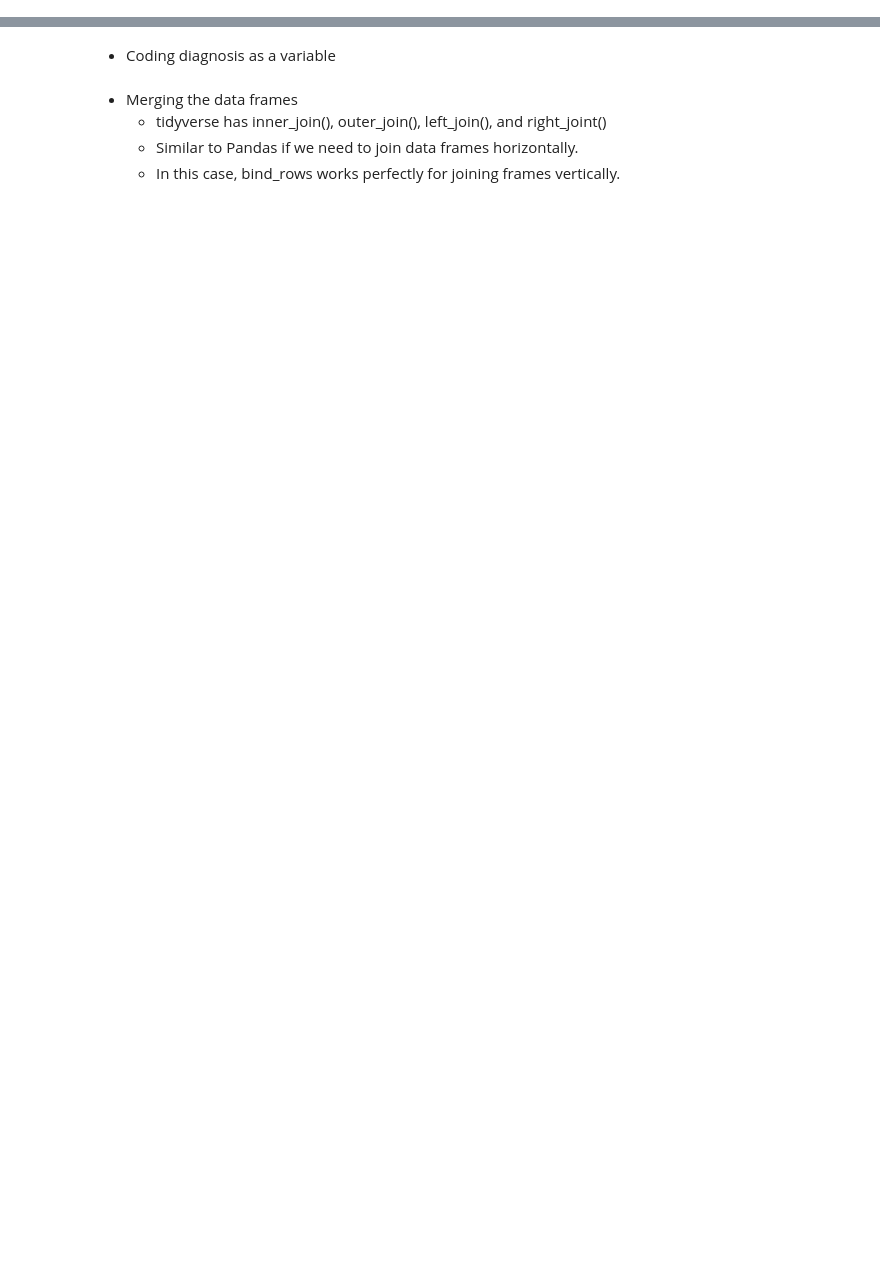
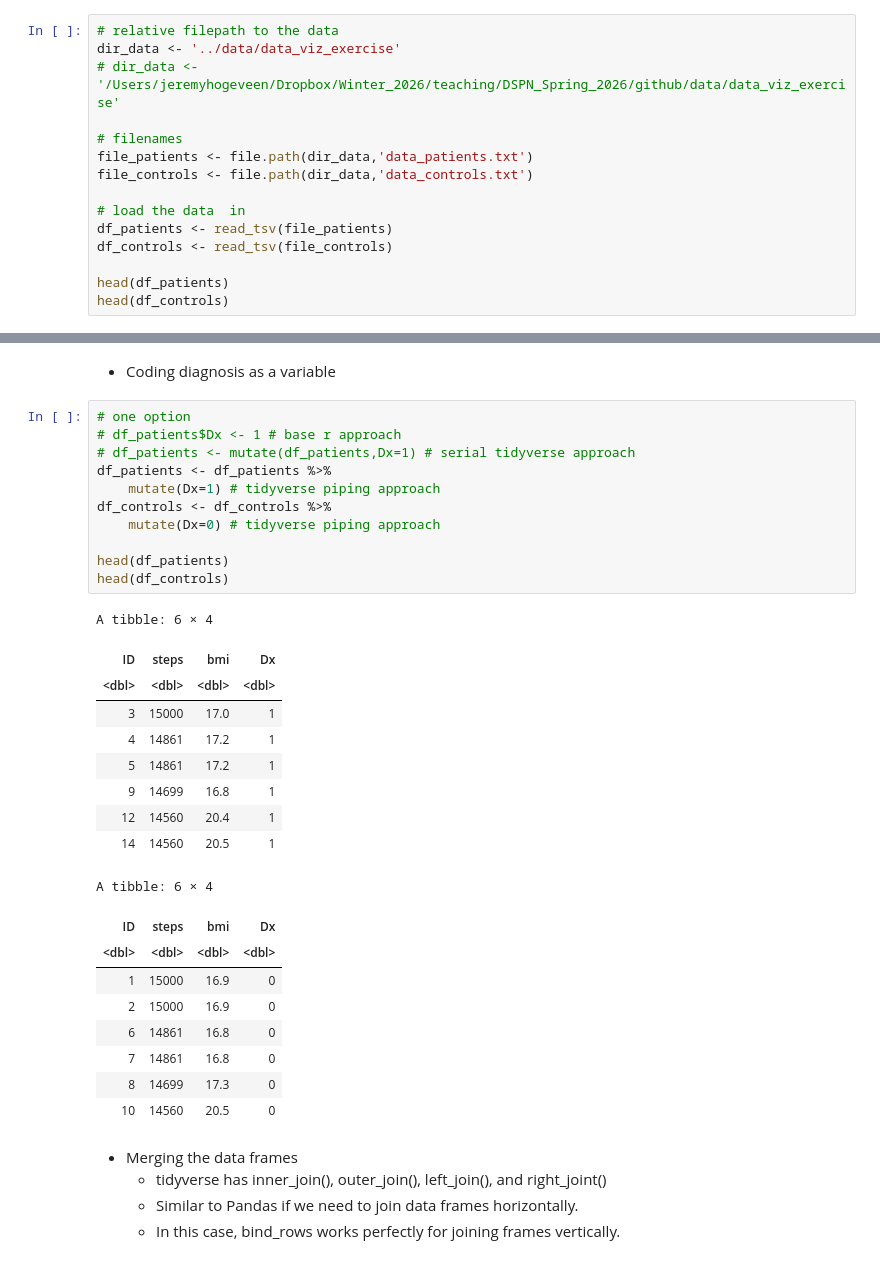
Before and after one commit to JeremyHogeveen/dspn_spring2026_github, a Jupyter notebook: code/dspn_spring2026_week7_03032026.ipynb, the cells around one changed output, grey strips where cells are left out. Saved outputs shown, nothing was run; the diff lists cells and outputs as text; blank space fills up the shorter version.

```diff
--- a/code/dspn_spring2026_week7_03032026.ipynb
+++ b/code/dspn_spring2026_week7_03032026.ipynb
@@ -68,2 +81,17 @@
 # %% [markdown]
 * Loading the datasets
+# %%
+# relative filepath to the data
+dir_data <- '../data/data_viz_exercise'
+# dir_data <- '/Users/jeremyhogeveen/Dropbox/Winter_2026/teaching/DSPN_Spring_2026/github/data/data_viz_exercise'
+
+# filenames
+file_patients <- file.path(dir_data,'data_patients.txt')
+file_controls <- file.path(dir_data,'data_controls.txt')
+
+# load the data  in
+df_patients <- read_tsv(file_patients)
+df_controls <- read_tsv(file_controls)
+
+head(df_patients)
+head(df_controls)
@@ -70,5 +131,35 @@
 # %% [markdown]
 * Coding diagnosis as a variable
+# %%
+# one option
+# df_patients$Dx <- 1 # base r approach
+# df_patients <- mutate(df_patients,Dx=1) # serial tidyverse approach
+df_patients <- df_patients %>%
+    mutate(Dx=1) # tidyverse piping approach
+df_controls <- df_controls %>%
+    mutate(Dx=0) # tidyverse piping approach
+
+head(df_patients)
+head(df_controls)
+# %% [output]
+A tibble: 6 × 4
+| ID | steps | bmi | Dx |
+| <dbl> | <dbl> | <dbl> | <dbl> |
+| 3 | 15000 | 17.0 | 1 |
+| 4 | 14861 | 17.2 | 1 |
+| 5 | 14861 | 17.2 | 1 |
+| 9 | 14699 | 16.8 | 1 |
+| 12 | 14560 | 20.4 | 1 |
+| 14 | 14560 | 20.5 | 1 |
+A tibble: 6 × 4
+| ID | steps | bmi | Dx |
+| <dbl> | <dbl> | <dbl> | <dbl> |
+| 1 | 15000 | 16.9 | 0 |
+| 2 | 15000 | 16.9 | 0 |
+| 6 | 14861 | 16.8 | 0 |
+| 7 | 14861 | 16.8 | 0 |
+| 8 | 14699 | 17.3 | 0 |
+| 10 | 14560 | 20.5 | 0 |
 # %% [markdown]
 * Merging the data frames
     * tidyverse has inner_join(), outer_join(), left_join(), and right_joint()
```
Also changed, not shown: parts of 9 cells of this notebook, 2 other files.
